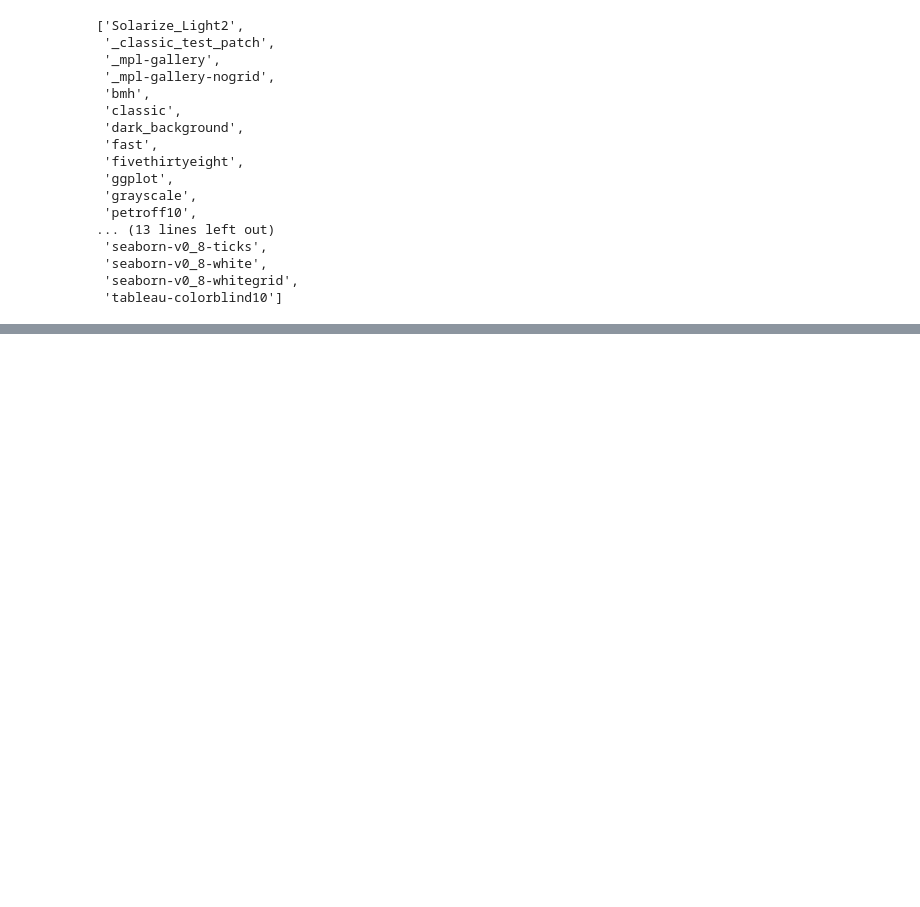
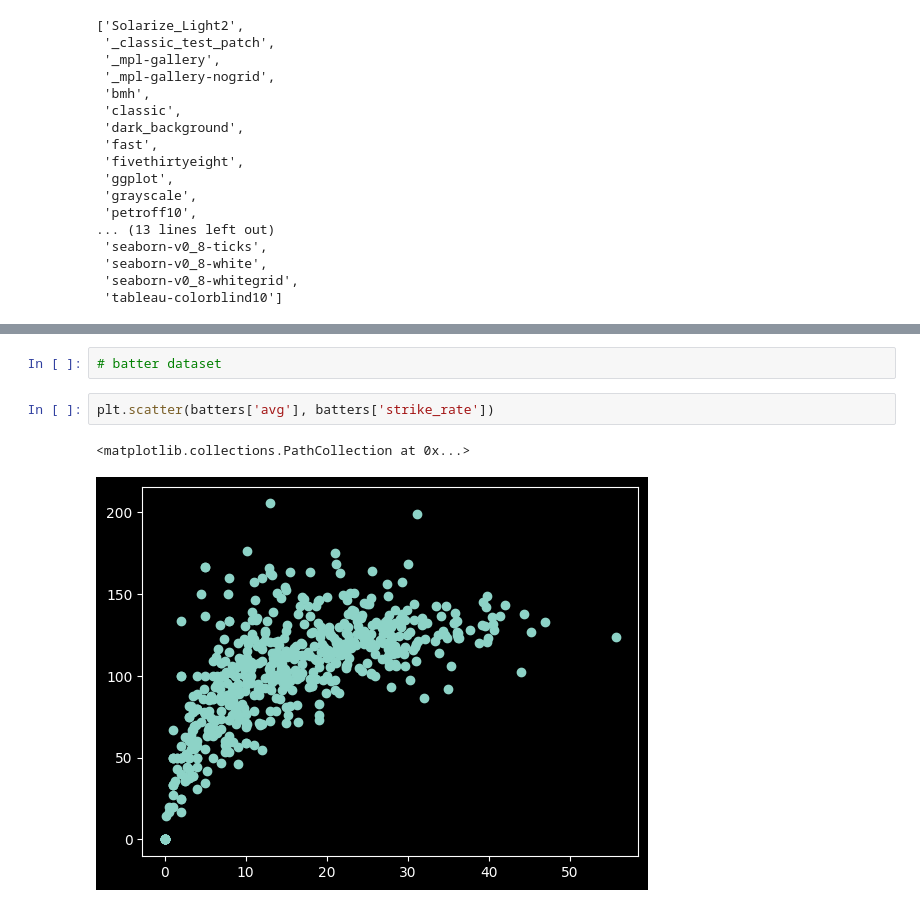
Before and after one commit to RazyAnas/MachineLearning, a Jupyter notebook: Matplotlib.ipynb, the cells around one changed output, grey strips where cells are left out. Drawn from its saved outputs; the diff is of its cells as text; blank space fills up the shorter version.

```diff
--- a/Matplotlib.ipynb
+++ b/Matplotlib.ipynb
@@ -417,0 +505,7 @@ plt.savefig('sample.png')
+# %%
+# batter dataset
+# %%
+plt.scatter(batters['avg'], batters['strike_rate'])
+# %% [output]
+<matplotlib.collections.PathCollection at 0x...>
+[figure, added]
```
Also changed, not shown: parts of 65 cells of this notebook.
